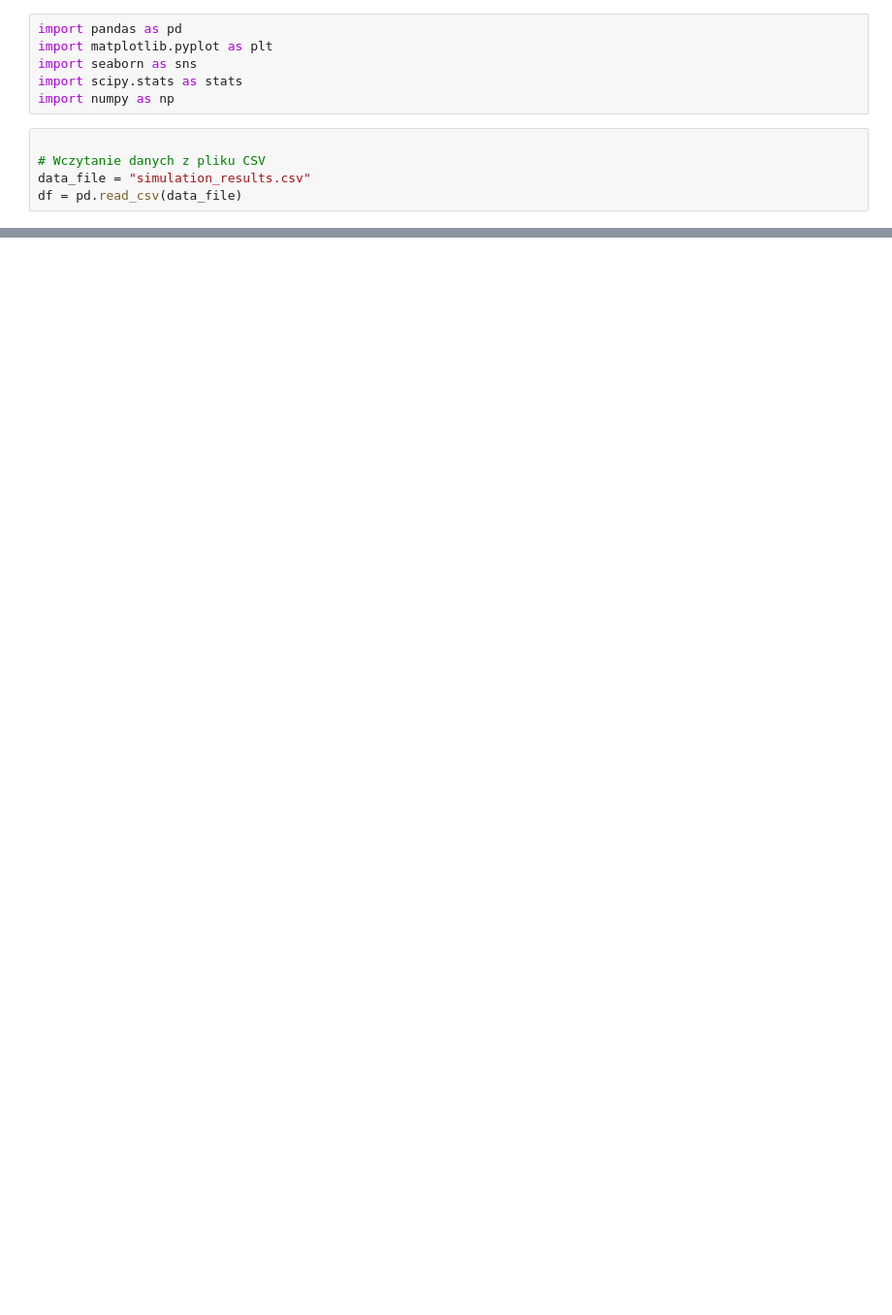
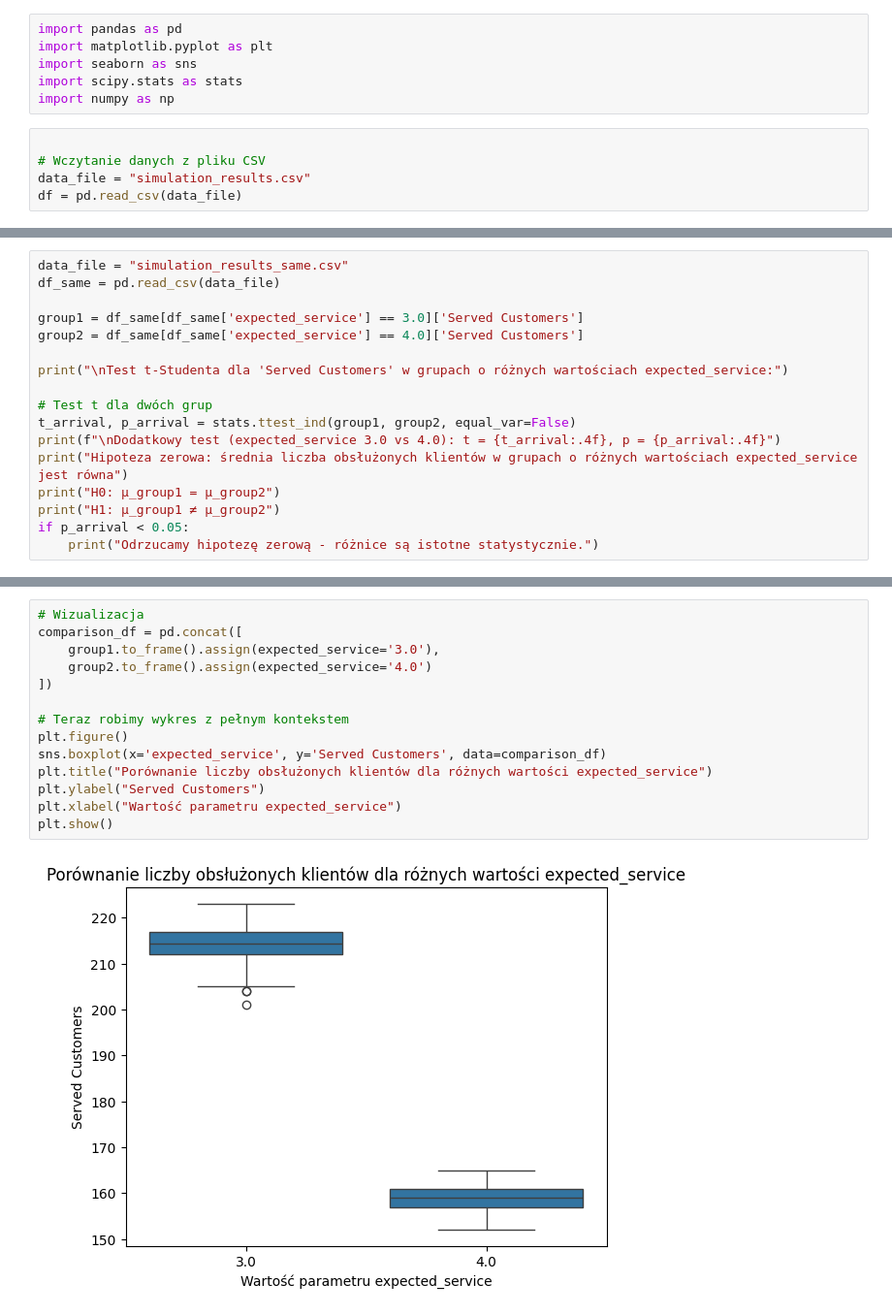
Before and after one commit to P3T3R3/Statistics-and-mass-service-theory, a Jupyter notebook: simulation_statistics.ipynb, the cells around one changed output, grey strips where cells are left out. Shown: that part at 97% size. Cells and saved outputs as stored; diff of their text form; blank space fills up the shorter version.

```diff
--- a/simulation_statistics.ipynb
+++ b/simulation_statistics.ipynb
@@ -103,0 +130,17 @@ t-stat=19.3837, p=0.0000
+# %%
+data_file = "simulation_results_same.csv"
+df_same = pd.read_csv(data_file)
+
+group1 = df_same[df_same['expected_service'] == 3.0]['Served Customers']
+group2 = df_same[df_same['expected_service'] == 4.0]['Served Customers']
+
+print("\nTest t-Studenta dla 'Served Customers' w grupach o różnych wartościach expected_service:")
+
+# Test t dla dwóch grup
+t_arrival, p_arrival = stats.ttest_ind(group1, group2, equal_var=False)
+print(f"\nDodatkowy test (expected_service 3.0 vs 4.0): t = {t_arrival:.4f}, p = {p_arrival:.4f}")
+print("Hipoteza zerowa: średnia liczba obsłużonych klientów w grupach o różnych wartościach expected_service jest równa")
+print("H0: μ_group1 = μ_group2")
+print("H1: μ_group1 ≠ μ_group2")
+if p_arrival < 0.05:
+    print("Odrzucamy hipotezę zerową - różnice są istotne statystycznie.")
@@ -104,3 +155,19 @@ t-stat=19.3837, p=0.0000
+# %%
+# Wizualizacja
+comparison_df = pd.concat([
+    group1.to_frame().assign(expected_service='3.0'),
+    group2.to_frame().assign(expected_service='4.0')
+])
+
+# Teraz robimy wykres z pełnym kontekstem
+plt.figure()
+sns.boxplot(x='expected_service', y='Served Customers', data=comparison_df)
+plt.title("Porównanie liczby obsłużonych klientów dla różnych wartości expected_service")
+plt.ylabel("Served Customers")
+plt.xlabel("Wartość parametru expected_service")
+plt.show()
+# %% [output]
+[figure, added]
 # %%
 import statsmodels.api as sm
 
```
Also changed, not shown: parts of 12 cells of this notebook, 8 other files.
